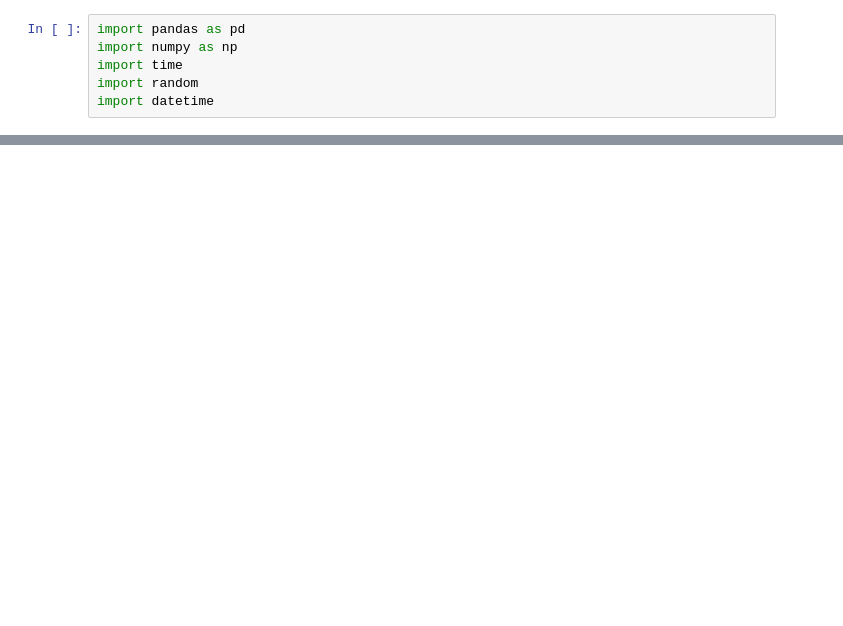
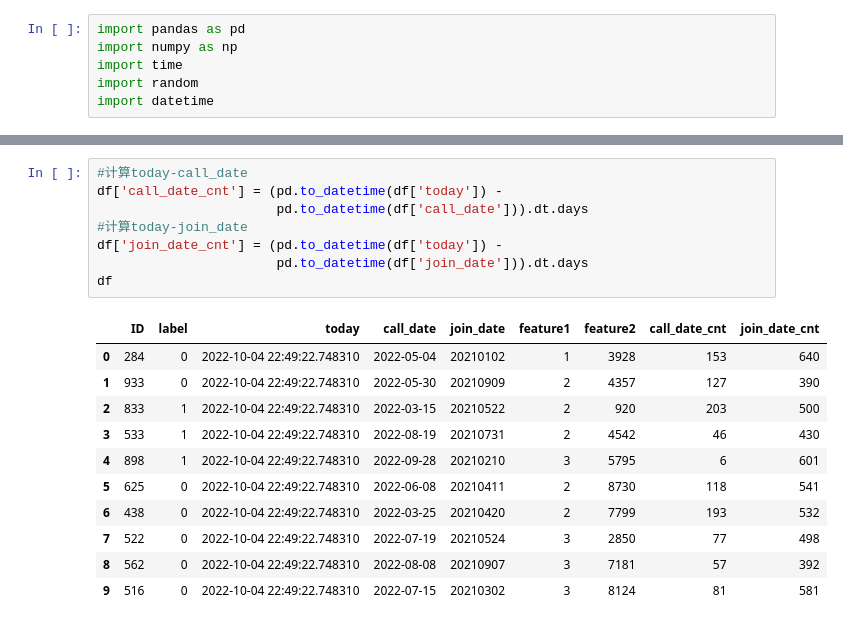
Before and after one commit to TaoXue-99/The-Technical-Details-of-Machine-Learning, a Jupyter notebook: 1. Data Preprocessing/1.2 apply & applymap.ipynb, the cells around one changed output, grey strips where cells are left out. Cells and saved outputs as stored; diff of their text form; blank space fills up the shorter version.

```diff
--- a/1. Data Preprocessing/1.2 apply & applymap.ipynb
+++ b/1. Data Preprocessing/1.2 apply & applymap.ipynb
@@ -47,0 +119,20 @@ Type:      method
+# %%
+#计算today-call_date
+df['call_date_cnt'] = (pd.to_datetime(df['today']) -
+                       pd.to_datetime(df['call_date'])).dt.days
+#计算today-join_date
+df['join_date_cnt'] = (pd.to_datetime(df['today']) -
+                       pd.to_datetime(df['join_date'])).dt.days
+df
+# %% [output]
+|  | ID | label | today | call_date | join_date | feature1 | feature2 | call_date_cnt | join_date_cnt |
+| 0 | 284 | 0 | 2022-10-04 22:49:22.748310 | 2022-05-04 | 20210102 | 1 | 3928 | 153 | 640 |
+| 1 | 933 | 0 | 2022-10-04 22:49:22.748310 | 2022-05-30 | 20210909 | 2 | 4357 | 127 | 390 |
+| 2 | 833 | 1 | 2022-10-04 22:49:22.748310 | 2022-03-15 | 20210522 | 2 | 920 | 203 | 500 |
+| 3 | 533 | 1 | 2022-10-04 22:49:22.748310 | 2022-08-19 | 20210731 | 2 | 4542 | 46 | 430 |
+| 4 | 898 | 1 | 2022-10-04 22:49:22.748310 | 2022-09-28 | 20210210 | 3 | 5795 | 6 | 601 |
+| 5 | 625 | 0 | 2022-10-04 22:49:22.748310 | 2022-06-08 | 20210411 | 2 | 8730 | 118 | 541 |
+| 6 | 438 | 0 | 2022-10-04 22:49:22.748310 | 2022-03-25 | 20210420 | 2 | 7799 | 193 | 532 |
+| 7 | 522 | 0 | 2022-10-04 22:49:22.748310 | 2022-07-19 | 20210524 | 3 | 2850 | 77 | 498 |
+| 8 | 562 | 0 | 2022-10-04 22:49:22.748310 | 2022-08-08 | 20210907 | 3 | 7181 | 57 | 392 |
+| 9 | 516 | 0 | 2022-10-04 22:49:22.748310 | 2022-07-15 | 20210302 | 3 | 8124 | 81 | 581 |
```
Also changed, not shown: parts of 21 cells of this notebook, 2 other files.
